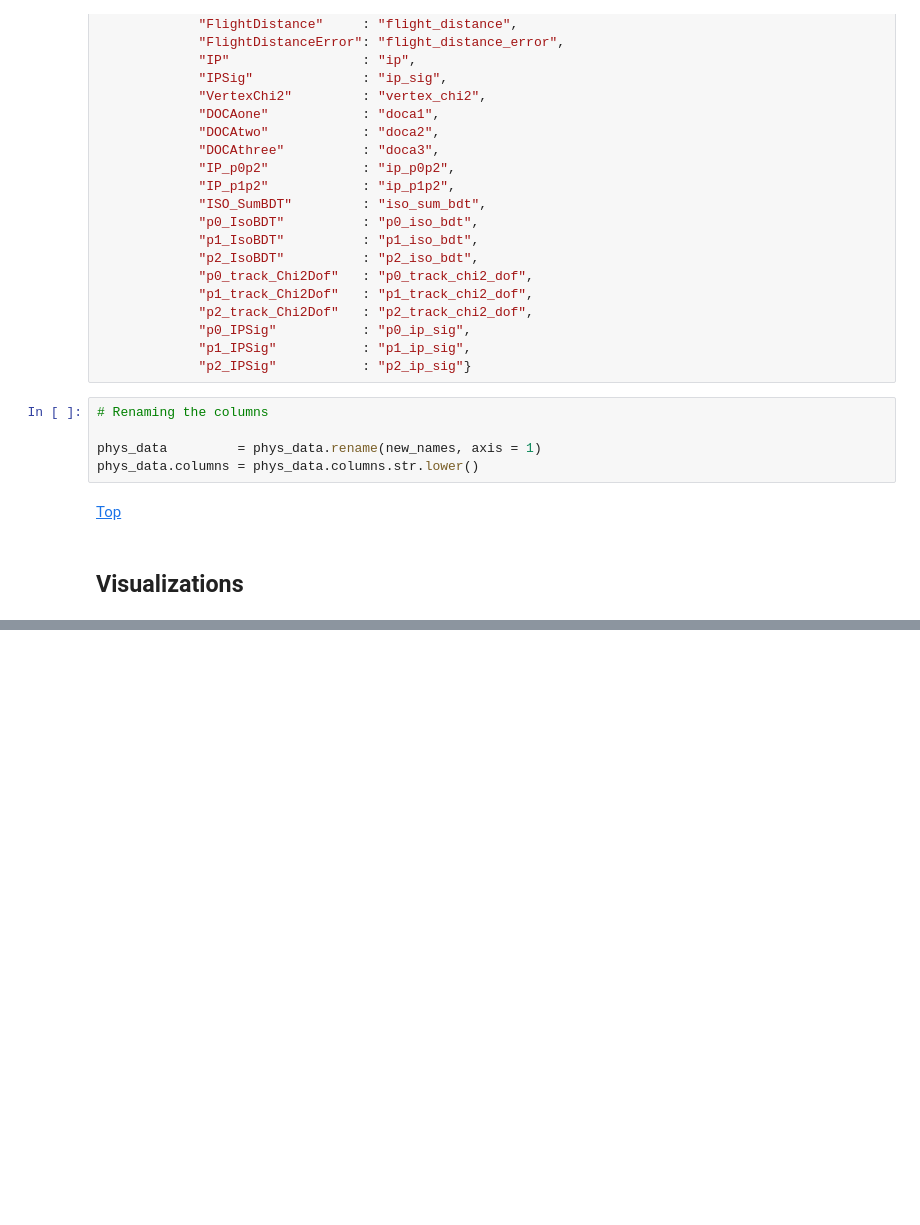
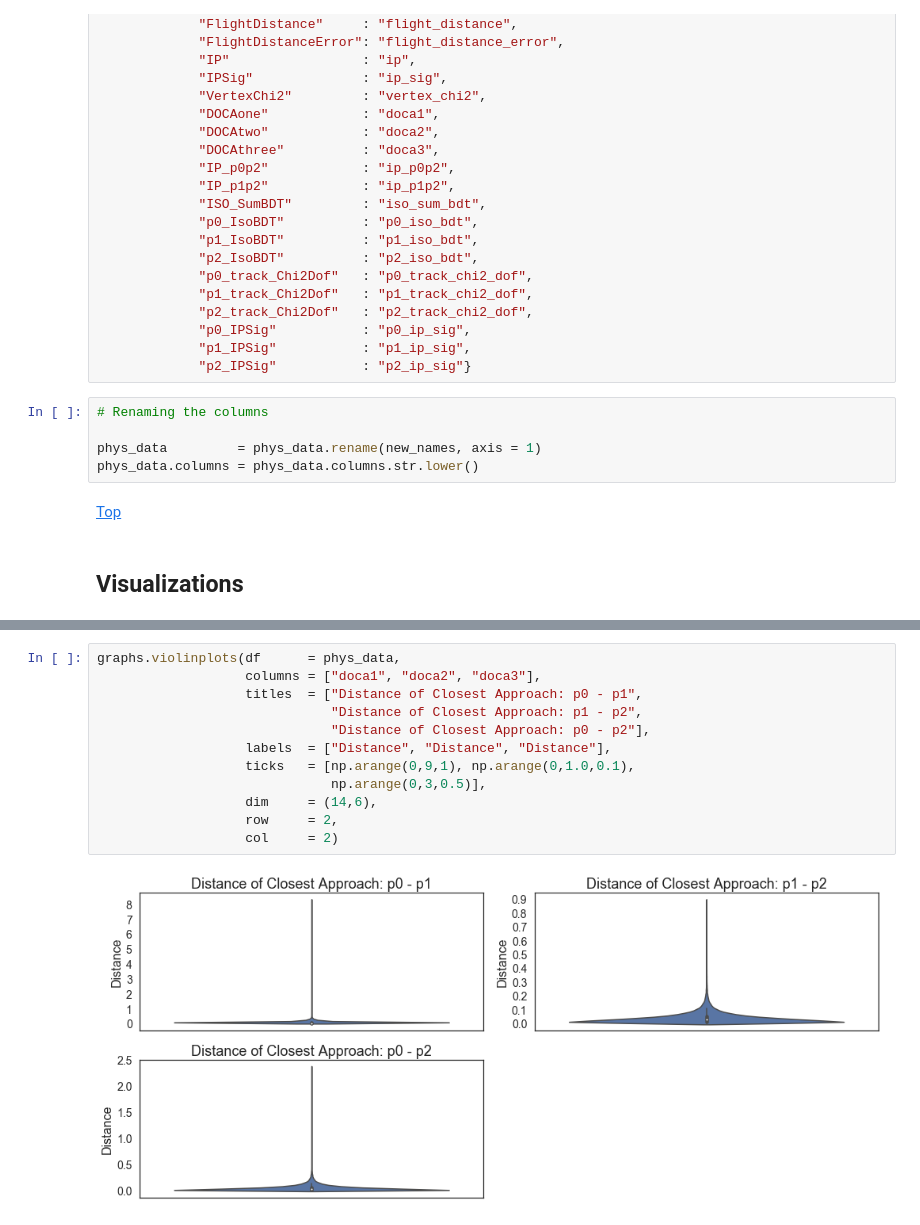
Before and after one commit to a-bergman/Flavors_Of_Physics, a Jupyter notebook: Code/Exploration & Visualizations.ipynb, the cells around one changed output, grey strips where cells are left out. Cells and saved outputs as stored; diff of their text form; blank space fills up the shorter version.

```diff
--- a/Code/Exploration & Visualizations.ipynb
+++ b/Code/Exploration & Visualizations.ipynb
@@ -223,0 +236,14 @@ graphs.histograms(df      = phys_data,
+# %%
+graphs.violinplots(df      = phys_data,
+                   columns = ["doca1", "doca2", "doca3"],
+                   titles  = ["Distance of Closest Approach: p0 - p1",
+                              "Distance of Closest Approach: p1 - p2",
+                              "Distance of Closest Approach: p0 - p2"],
+                   labels  = ["Distance", "Distance", "Distance"],
+                   ticks   = [np.arange(0,9,1), np.arange(0,1.0,0.1),
+                              np.arange(0,3,0.5)],
+                   dim     = (14,6),
+                   row     = 2,
+                   col     = 2)
+# %% [output]
+[figure, added]
```
Also changed, not shown: parts of 23 cells of this notebook.
